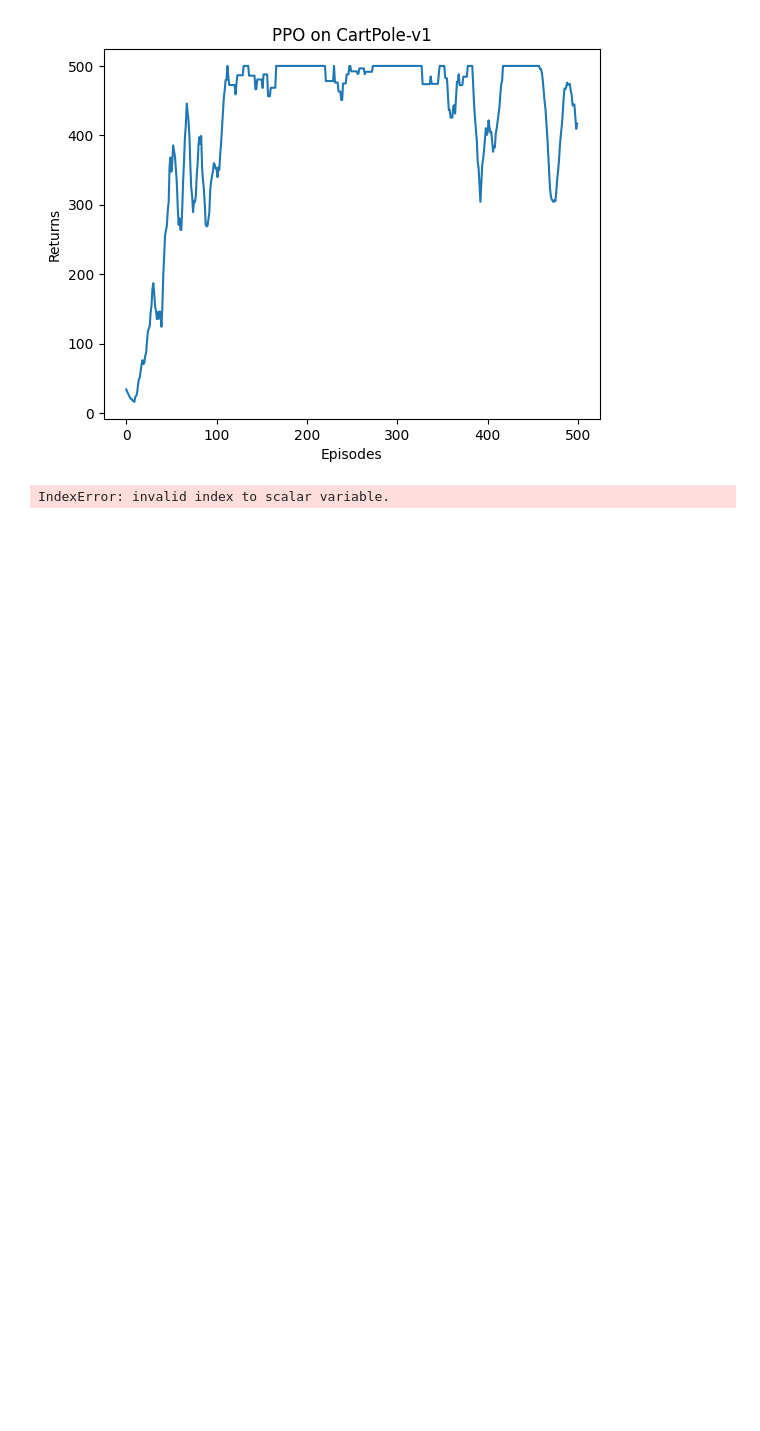
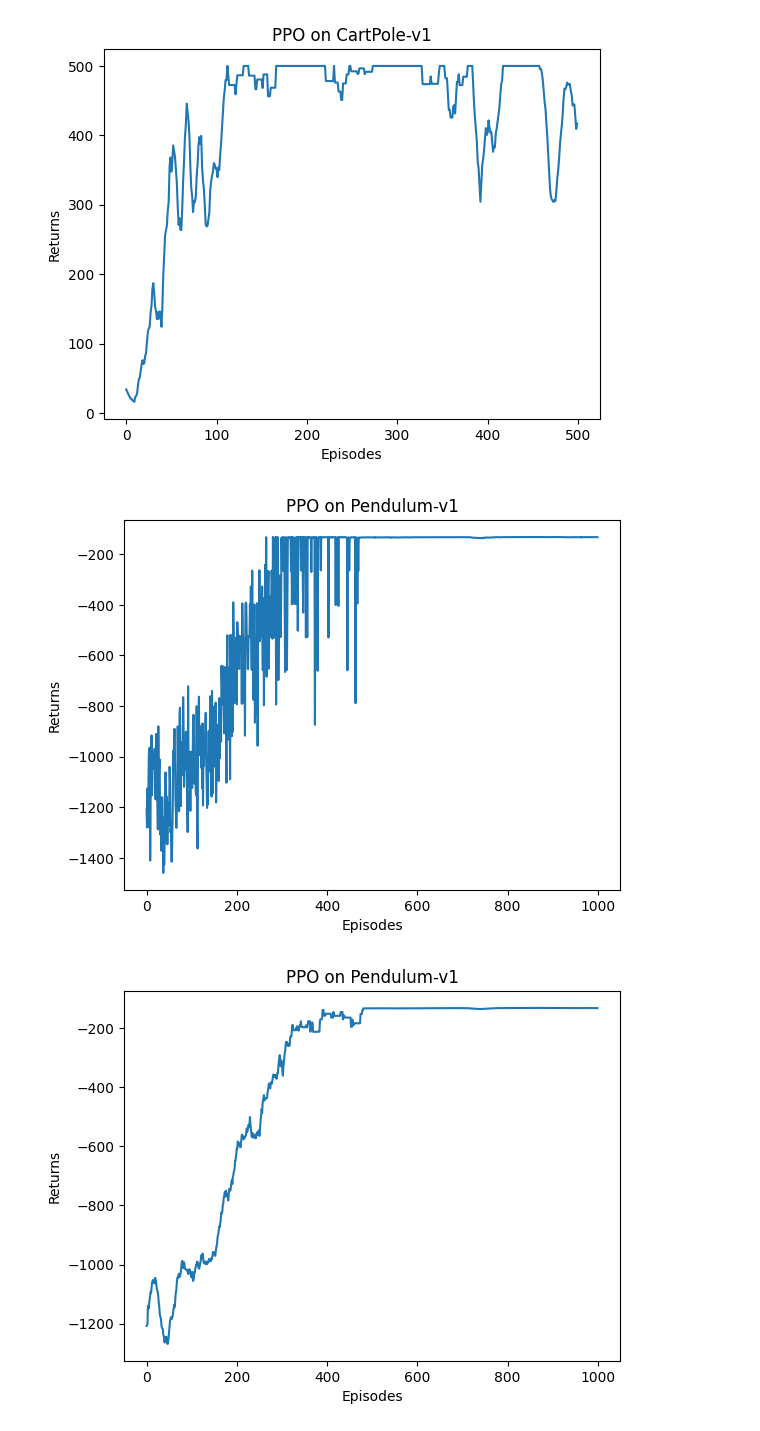
Before and after one commit to jianmozhe404/hand-on-RL-studying-note, a Jupyter notebook: PPO.ipynb, the cells around one changed output. Drawn from its saved outputs; the diff is of its cells as text; code cells hidden in the pictures; blank space fills up the shorter version.

```diff
--- a/PPO.ipynb
+++ b/PPO.ipynb
@@ -149,7 +149,7 @@ class PPOContinuous:
         mu, std = self.actor(state)
         action_dist = torch.distributions.Normal(mu,std)
         action = action_dist.sample()
-        return action.item()
+        return [action.item()]
 
     def update(self, transition_dict):
         states = torch.tensor(transition_dict['states'],dtype=torch.float).to(self.device)
@@ -163,11 +163,13 @@ class PPOContinuous:
         td_delta = td_target - self.critic(states)
         advantage = rl_utils.compute_advantage(self.gamma, self.lmbda,td_delta.cpu()).to(self.device)
         mu, std = self.actor(states)
-        old_log_probs = torch.log(torch.distributions.Normal(mu,std)).detach()
+        old_log_dist = torch.distributions.Normal(mu.detach(),std.detach())
+        old_log_probs = old_log_dist.log_prob(actions)
 
         for _ in range(self.epochs):
             mu, std = self.actor(states)
-            log_probs = torch.log(torch.distributions.Normal(mu,std)).detach()
+            log_dist = torch.distributions.Normal(mu,std)
+            log_probs = log_dist.log_prob(actions)
 
             ratio = torch.exp(log_probs - old_log_probs)
             surr1 = ratio * advantage
@@ -182,13 +184,13 @@ class PPOContinuous:
             self.critic_optimizer.step()
 # %%
 actor_lr = 1e-4
-critic_lr = 5e-3
+critic_lr = 1e-2
 num_episodes = 1000
 hidden_dim = 128
 gamma = 0.9
-lmbda = 0.95
-epochs = 10
-eps = 0.2
+lmbda = 0.9
+epochs = 20
+eps = 0.2   #决定策略改进的上下限
 device = torch.device("cuda") if torch.cuda.is_available() else torch.device("cpu")
 
 env_name = 'Pendulum-v1'
@@ -201,5 +203,20 @@ agent = PPOContinuous(state_dim, hidden_dim, action_dim, actor_lr, critic_lr,
                       lmbda, epochs, eps, gamma, device)
 
 return_list = rl_utils.train_on_policy_agent(env, agent, num_episodes)
-# %% [output]
-IndexError: invalid index to scalar variable.
+# %%
+episodes_list = list(range(len(return_list)))
+plt.plot(episodes_list, return_list)
+plt.xlabel('Episodes')
+plt.ylabel('Returns')
+plt.title('PPO on {}'.format(env_name))
+plt.show()
+
+mv_return = rl_utils.moving_average(return_list, 21)
+plt.plot(episodes_list, mv_return)
+plt.xlabel('Episodes')
+plt.ylabel('Returns')
+plt.title('PPO on {}'.format(env_name))
+plt.show()
+# %% [output]
+[figure, added]
+[figure, added]
```
Also changed, not shown: parts of 1 cell of this notebook, 4 other files.
